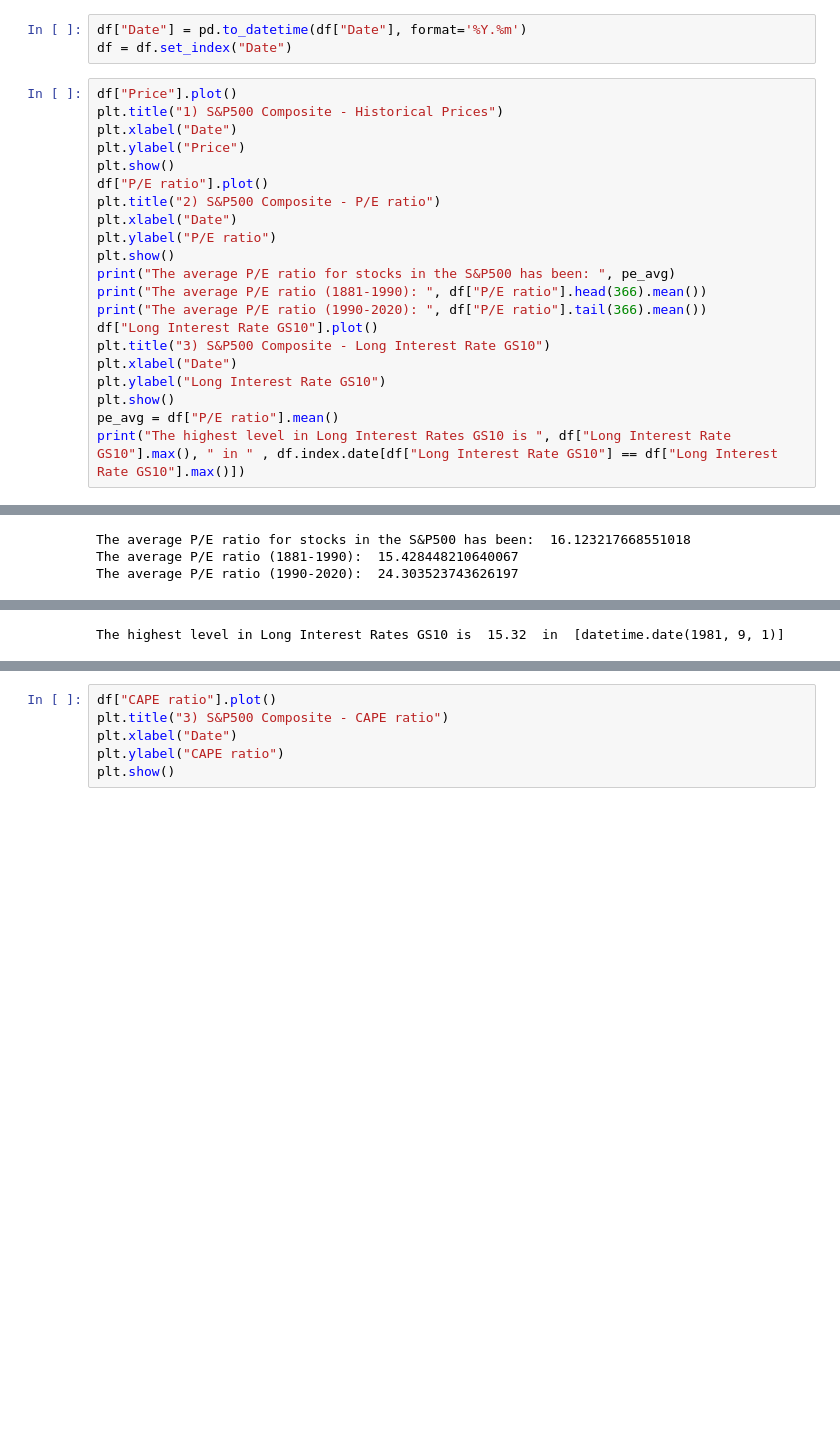
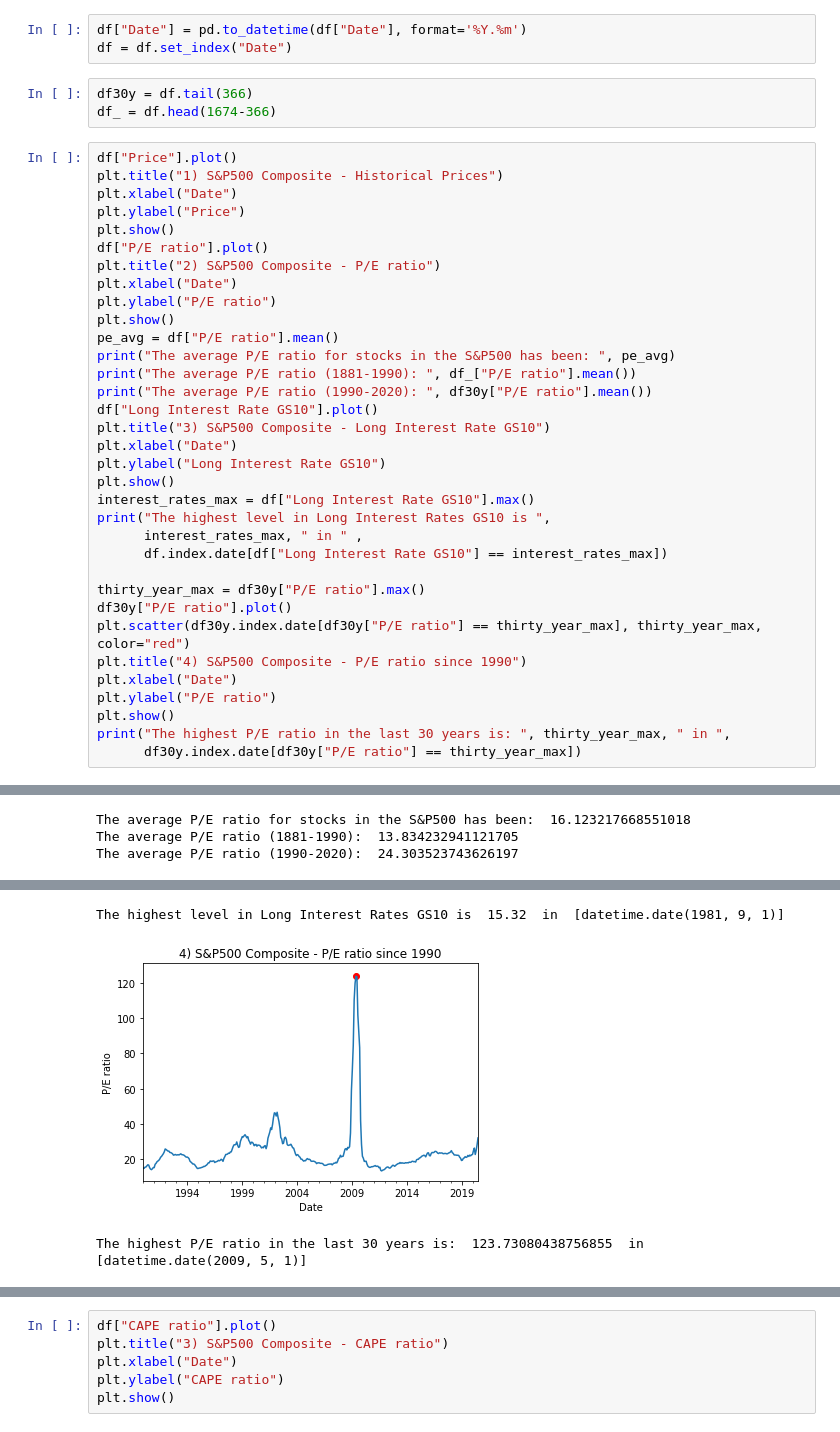
Before and after one commit to emanuelecora/P-E-and-Stock-Market-Return, a Jupyter notebook: Notebook.ipynb, the cells around one changed output, grey strips where cells are left out. Saved outputs shown, nothing was run; the diff lists cells and outputs as text; blank space fills up the shorter version.

```diff
--- a/Notebook.ipynb
+++ b/Notebook.ipynb
@@ -46,35 +46,53 @@ df.head()
 # %%
 df["Date"] = pd.to_datetime(df["Date"], format='%Y.%m')
 df = df.set_index("Date")
+# %%
+df30y = df.tail(366)
+df_ = df.head(1674-366)
 # %%
 df["Price"].plot()
 plt.title("1) S&P500 Composite - Historical Prices")
 plt.xlabel("Date")
 plt.ylabel("Price")
 plt.show()
 df["P/E ratio"].plot()
 plt.title("2) S&P500 Composite - P/E ratio")
 plt.xlabel("Date")
 plt.ylabel("P/E ratio")
 plt.show()
+pe_avg = df["P/E ratio"].mean()
 print("The average P/E ratio for stocks in the S&P500 has been: ", pe_avg)
-print("The average P/E ratio (1881-1990): ", df["P/E ratio"].head(366).mean())
-print("The average P/E ratio (1990-2020): ", df["P/E ratio"].tail(366).mean())
+print("The average P/E ratio (1881-1990): ", df_["P/E ratio"].mean())
+print("The average P/E ratio (1990-2020): ", df30y["P/E ratio"].mean())
 df["Long Interest Rate GS10"].plot()
 plt.title("3) S&P500 Composite - Long Interest Rate GS10")
 plt.xlabel("Date")
 plt.ylabel("Long Interest Rate GS10")
 plt.show()
-pe_avg = df["P/E ratio"].mean()
-print("The highest level in Long Interest Rates GS10 is ", df["Long Interest Rate GS10"].max(), " in " , df.index.date[df["Long Interest Rate GS10"] == df["Long Interest Rate GS10"].max()])
+interest_rates_max = df["Long Interest Rate GS10"].max()
+print("The highest level in Long Interest Rates GS10 is ",
+      interest_rates_max, " in " ,
+      df.index.date[df["Long Interest Rate GS10"] == interest_rates_max])
+
+thirty_year_max = df30y["P/E ratio"].max()
+df30y["P/E ratio"].plot()
+plt.scatter(df30y.index.date[df30y["P/E ratio"] == thirty_year_max], thirty_year_max, color="red")
+plt.title("4) S&P500 Composite - P/E ratio since 1990")
+plt.xlabel("Date")
+plt.ylabel("P/E ratio")
+plt.show()
+print("The highest P/E ratio in the last 30 years is: ", thirty_year_max, " in ",
+      df30y.index.date[df30y["P/E ratio"] == thirty_year_max])
 # %% [output]
 [figure]
 [figure]
 The average P/E ratio for stocks in the S&P500 has been:  16.123217668551018
-The average P/E ratio (1881-1990):  15.428448210640067
+The average P/E ratio (1881-1990):  13.834232941121705
 The average P/E ratio (1990-2020):  24.303523743626197
 [figure]
 The highest level in Long Interest Rates GS10 is  15.32  in  [datetime.date(1981, 9, 1)]
+[figure, added]
+The highest P/E ratio in the last 30 years is:  123.73080438756855  in  [datetime.date(2009, 5, 1)]
 # %% [markdown]
 The image 1) shows the historical S&P500 Composite's prices since 1881. We can see in the last 30 years there were 3 bull markets and 2 market crashes during the dot-com bubble in early 2000s and the financial crisis in 2008.
 
```
Also changed, not shown: parts of 3 cells of this notebook.
